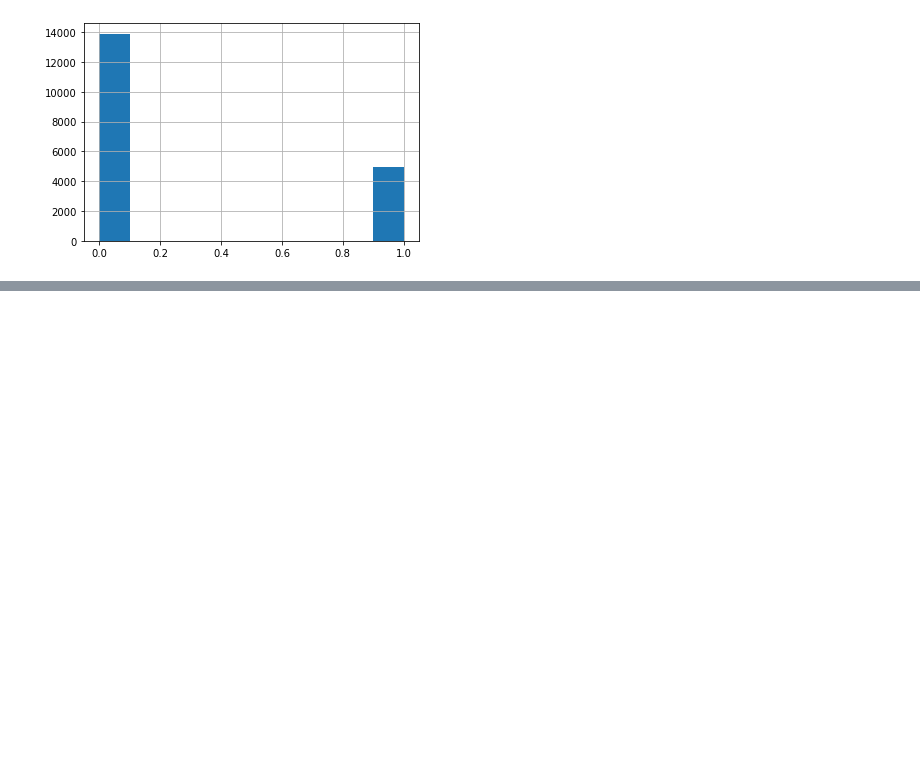
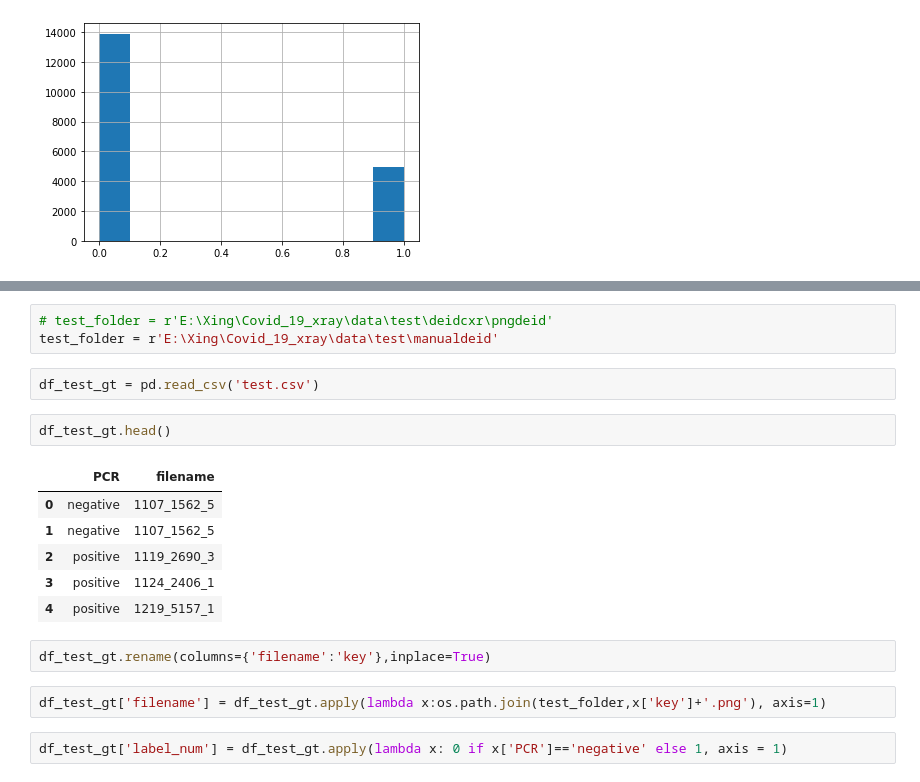
Before and after one commit to lyuxing/Covid19_xray, a Jupyter notebook: data_prepare_localcases.ipynb, the cells around one changed output, grey strips where cells are left out. Saved outputs shown, nothing was run; the diff lists cells and outputs as text; blank space fills up the shorter version.

```diff
--- a/data_prepare.ipynb
+++ b/data_prepare_localcases.ipynb
@@ -91,0 +129,20 @@ df_main.label_num.hist()
+# %%
+# test_folder = r'E:\Xing\Covid_19_xray\data\test\deidcxr\pngdeid'
+test_folder = r'E:\Xing\Covid_19_xray\data\test\manualdeid'
+# %%
+df_test_gt = pd.read_csv('test.csv')
+# %%
+df_test_gt.head()
+# %% [output]
+|  | PCR | filename |
+| 0 | negative | 1107_1562_5 |
+| 1 | negative | 1107_1562_5 |
+| 2 | positive | 1119_2690_3 |
+| 3 | positive | 1124_2406_1 |
+| 4 | positive | 1219_5157_1 |
+# %%
+df_test_gt.rename(columns={'filename':'key'},inplace=True)
+# %%
+df_test_gt['filename'] = df_test_gt.apply(lambda x:os.path.join(test_folder,x['key']+'.png'), axis=1)
+# %%
+df_test_gt['label_num'] = df_test_gt.apply(lambda x: 0 if x['PCR']=='negative' else 1, axis = 1)
```
Also changed, not shown: parts of 16 cells of this notebook, 12 other files.
